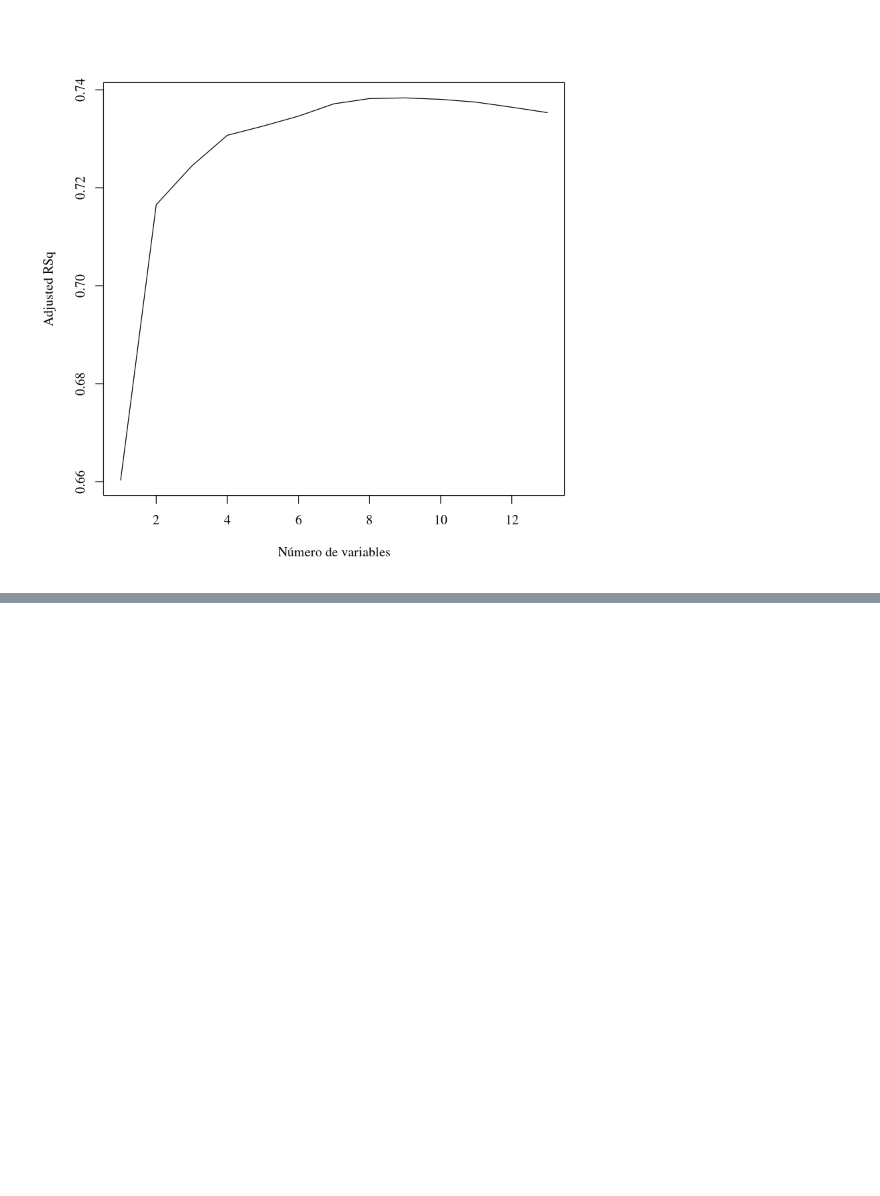
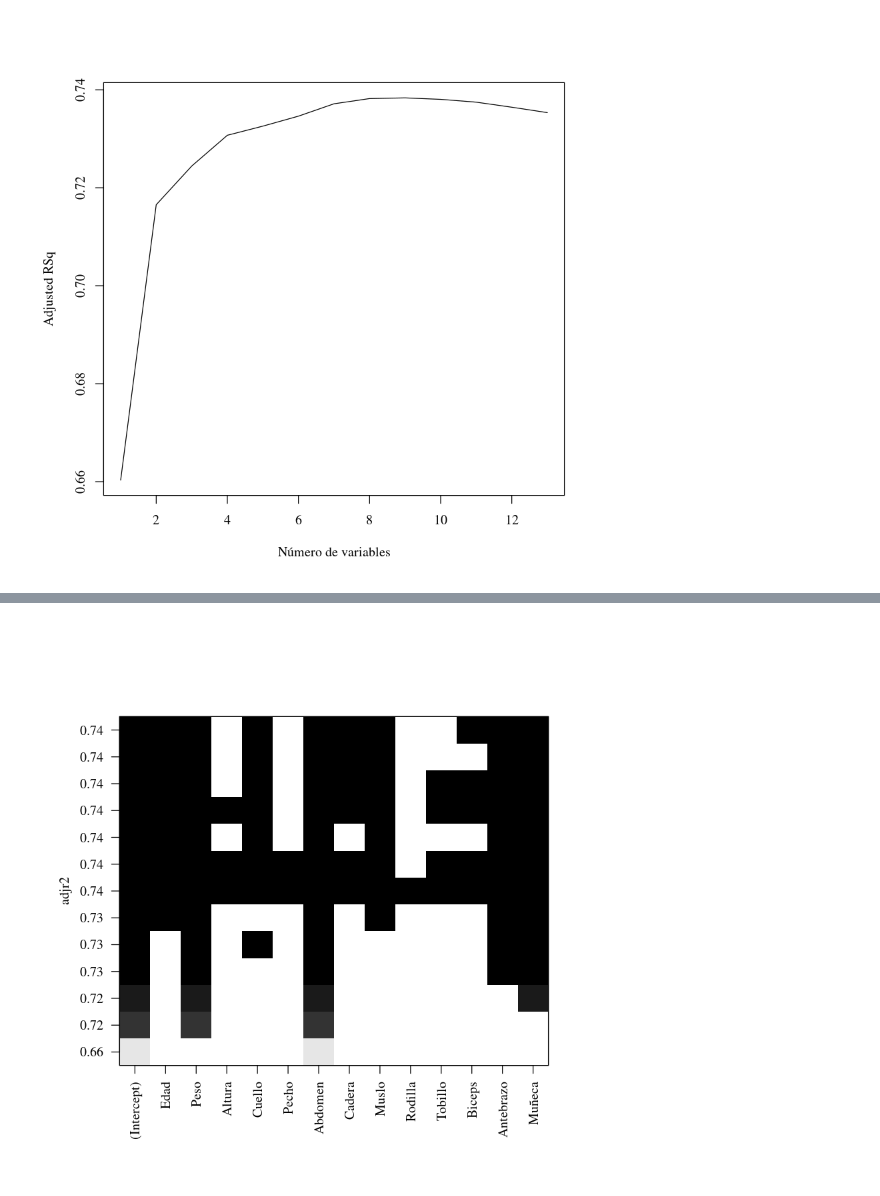
Before and after one commit to jgomezz/MsEstadAplic_MetodosEstadisticos, a Jupyter notebook: RegresionAplicada-13-SeleccionDeVariables.ipynb, the cells around one changed output, grey strips where cells are left out. Drawn from its saved outputs; the diff is of its cells as text; code cells hidden in the pictures; blank space fills up the shorter version.

```diff
--- a/RegresionAplicada-13-SeleccionDeVariables.ipynb
+++ b/RegresionAplicada-13-SeleccionDeVariables.ipynb
@@ -160,0 +220,4 @@ plot(reg.summary$adjr2, xlab = "Número de variables", ylab = "Adjusted RSq", ty
+# %%
+plot(Grasa.bss, scale = "adjr2")  # el mejor modelo es el tiene el menor valor
+# %% [output]
+[figure, added]
```
Also changed, not shown: parts of 11 cells of this notebook.
